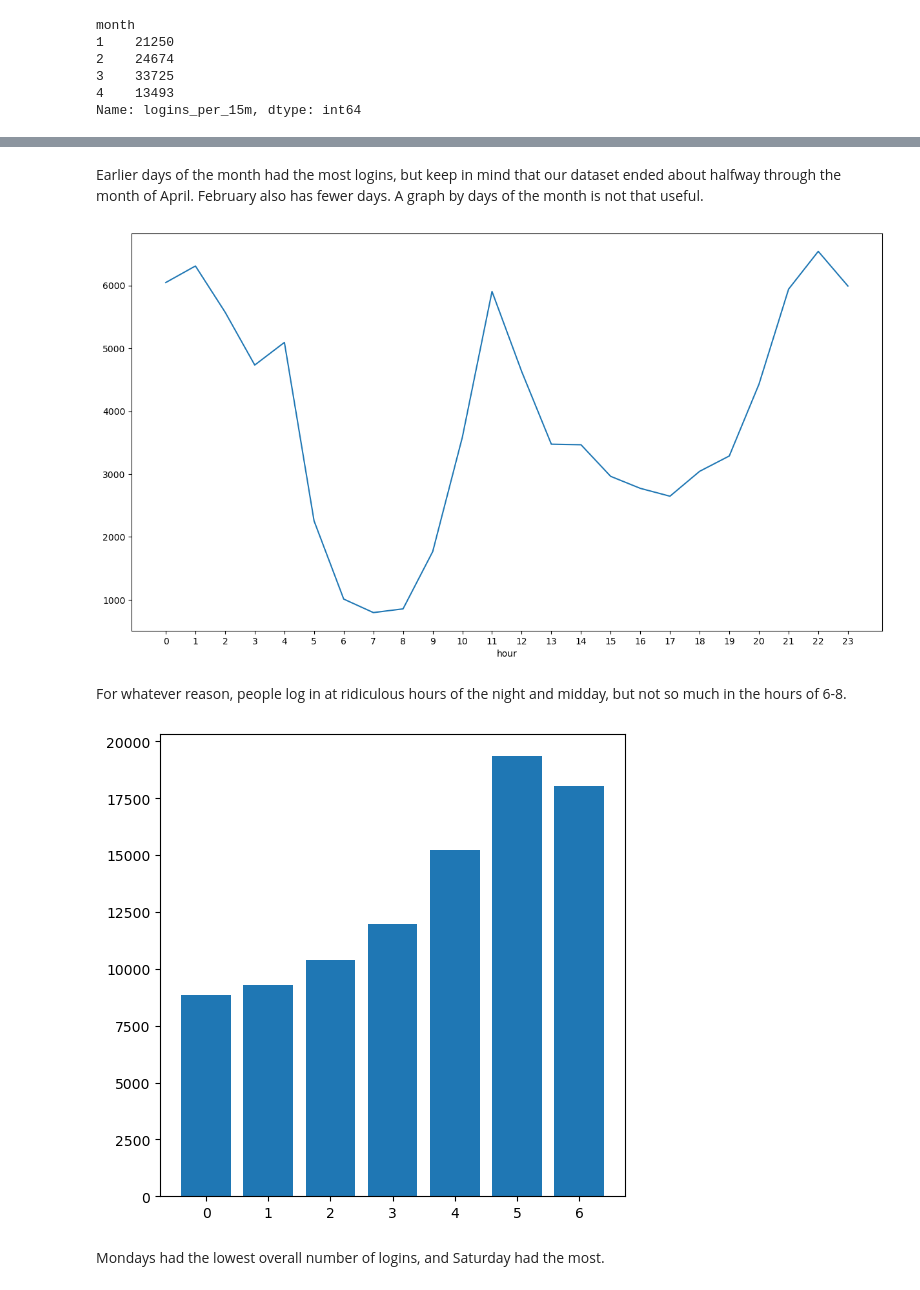
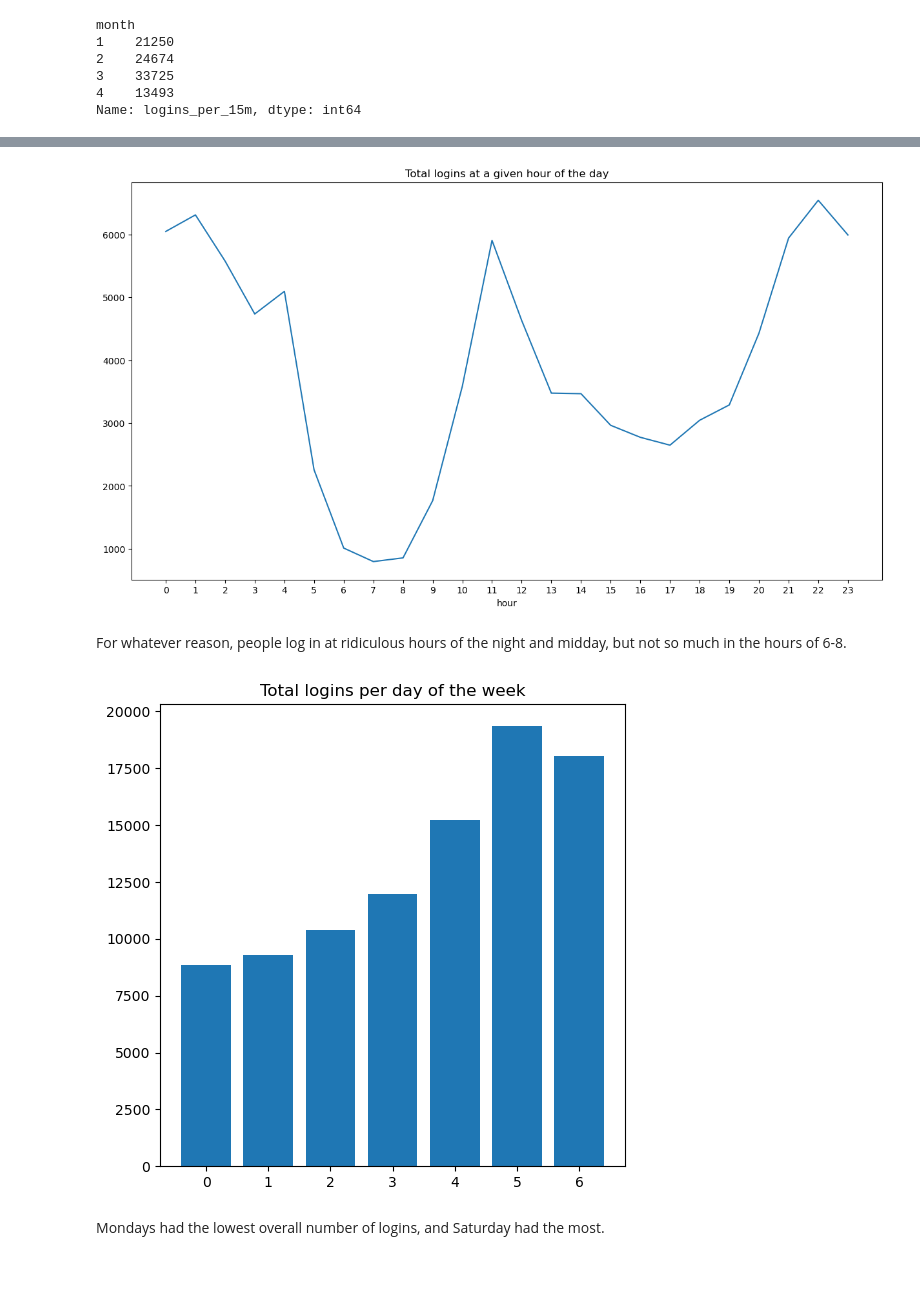
Before and after one commit to raechiang/Springboard, a Jupyter notebook: Unit_27-2-2_Ultimate_Technologies_Take-Home_Challenge/1-exploratory-data-analysis.ipynb, the cells around one changed output, grey strips where cells are left out. Saved outputs shown, nothing was run; the diff lists cells and outputs as text; code cells hidden in the pictures.

```diff
--- a/Unit_27-2-2_Ultimate_Technologies_Take-Home_Challenge/1-exploratory-data-analysis.ipynb
+++ b/Unit_27-2-2_Ultimate_Technologies_Take-Home_Challenge/1-exploratory-data-analysis.ipynb
@@ -200,20 +181,19 @@ logins_15m_df.groupby('day').sum()['logins_per_15m'].plot()
-# %% [markdown]
-Earlier days of the month had the most logins, but keep in mind that our dataset ended about halfway through the month of April. February also has fewer days. A graph by days of the month is not that useful.
 # %%
 fig, ax = plt.subplots(1, 1, figsize=(15,8))
 ax = logins_15m_df.groupby('hour').sum()['logins_per_15m'].plot()
 _ = ax.set_xticks([h for h in range(0,24)])
+_ = ax.set_title("Total logins at a given hour of the day")
 # %% [output]
-[figure, old version]
+[figure, new version]
 # %% [markdown]
 For whatever reason, people log in at ridiculous hours of the night and midday, but not so much in the hours of 6-8.
 # %%
 fig, ax = plt.subplots(1, 1, figsize=(6,6))
 _ = ax.bar(logins_15m_df.groupby('dow').sum()['logins_per_15m'].index, logins_15m_df.groupby('dow').sum()['logins_per_15m'].values)
+_ = ax.set_title("Total logins per day of the week")
 plt.show()
-#logins_15m_df.groupby('dow').sum()['logins_per_15m'].values
 # %% [output]
-[figure, old version]
+[figure, new version]
 # %% [markdown]
 Mondays had the lowest overall number of logins, and Saturday had the most.
 # %%
```
Also changed, not shown: parts of 45 cells of this notebook, 2 other files.
